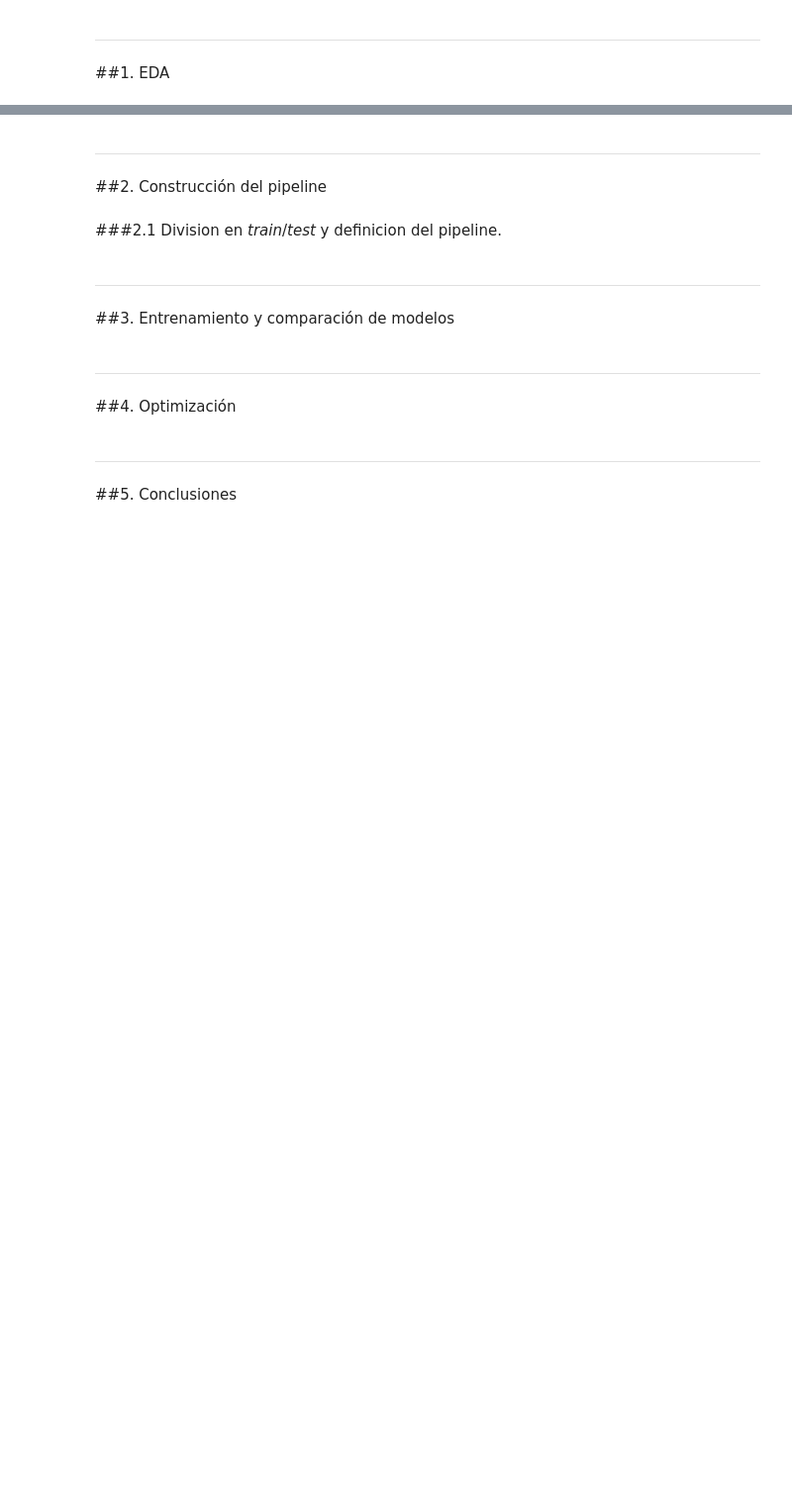
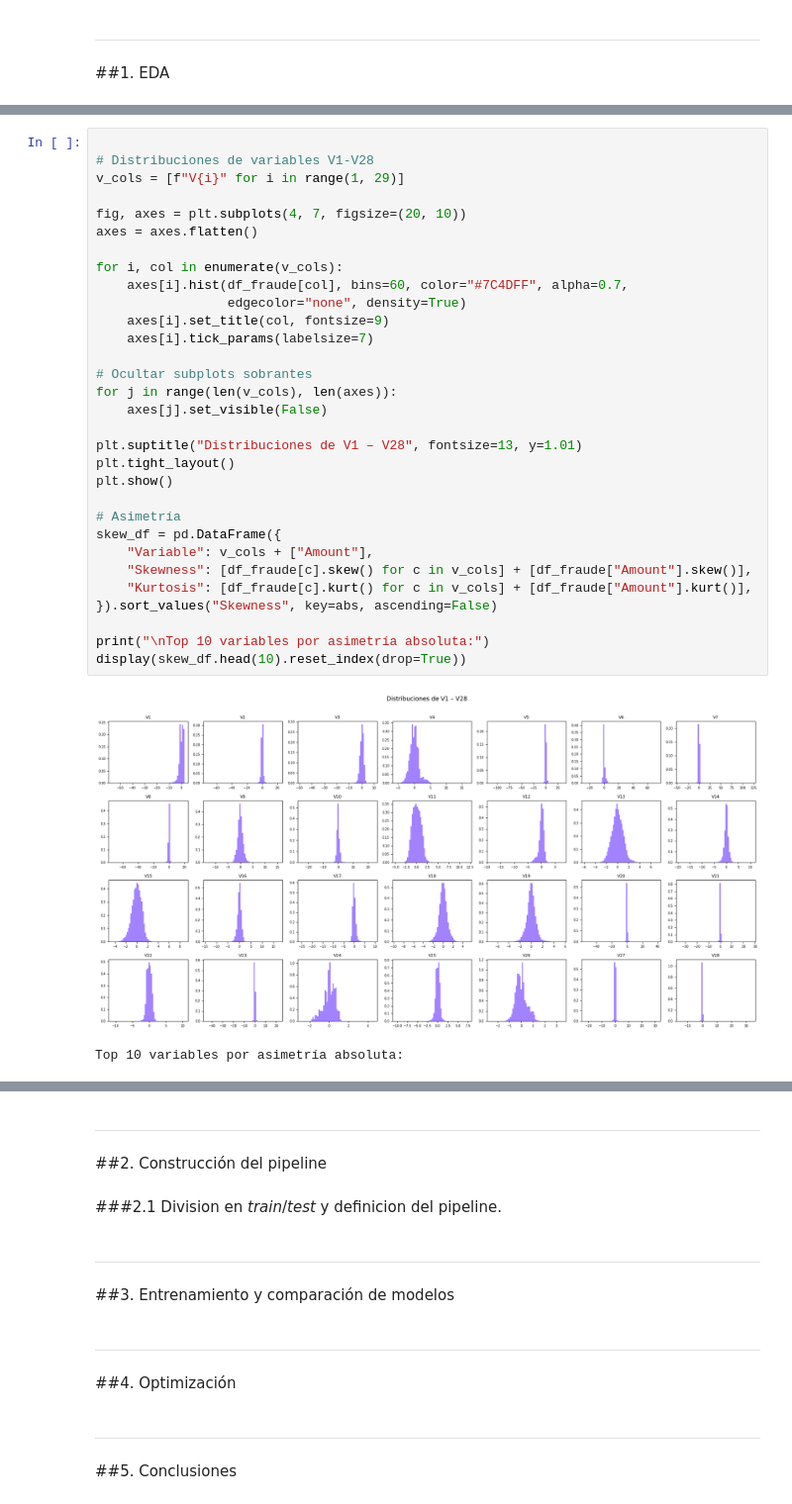
Before and after one commit to Santibareiro27/Inteligencia-Computacional, a Jupyter notebook: RA1_TP4/RA1_Trabajo_práctico_N°_4_G8.ipynb, the cells around one changed output, grey strips where cells are left out. Shown at 99% size. Saved outputs shown, nothing was run; the diff lists cells and outputs as text; blank space fills up the shorter version.

```diff
--- a/RA1_TP4/RA1_Trabajo_práctico_N°_4_G8.ipynb
+++ b/RA1_TP4/RA1_Trabajo_práctico_N°_4_G8.ipynb
@@ -197,0 +313,34 @@ Archive:  creditcard.zip
+# %%
+
+# Distribuciones de variables V1-V28
+v_cols = [f"V{i}" for i in range(1, 29)]
+
+fig, axes = plt.subplots(4, 7, figsize=(20, 10))
+axes = axes.flatten()
+
+for i, col in enumerate(v_cols):
+    axes[i].hist(df_fraude[col], bins=60, color="#7C4DFF", alpha=0.7,
+                 edgecolor="none", density=True)
+    axes[i].set_title(col, fontsize=9)
+    axes[i].tick_params(labelsize=7)
+
+# Ocultar subplots sobrantes
+for j in range(len(v_cols), len(axes)):
+    axes[j].set_visible(False)
+
+plt.suptitle("Distribuciones de V1 – V28", fontsize=13, y=1.01)
+plt.tight_layout()
+plt.show()
+
+# Asimetría
+skew_df = pd.DataFrame({
+    "Variable": v_cols + ["Amount"],
+    "Skewness": [df_fraude[c].skew() for c in v_cols] + [df_fraude["Amount"].skew()],
+    "Kurtosis": [df_fraude[c].kurt() for c in v_cols] + [df_fraude["Amount"].kurt()],
+}).sort_values("Skewness", key=abs, ascending=False)
+
+print("\nTop 10 variables por asimetría absoluta:")
+display(skew_df.head(10).reset_index(drop=True))
+# %% [output]
+[figure, added]
+Top 10 variables por asimetría absoluta:
```
Also changed, not shown: parts of 8 cells of this notebook.
